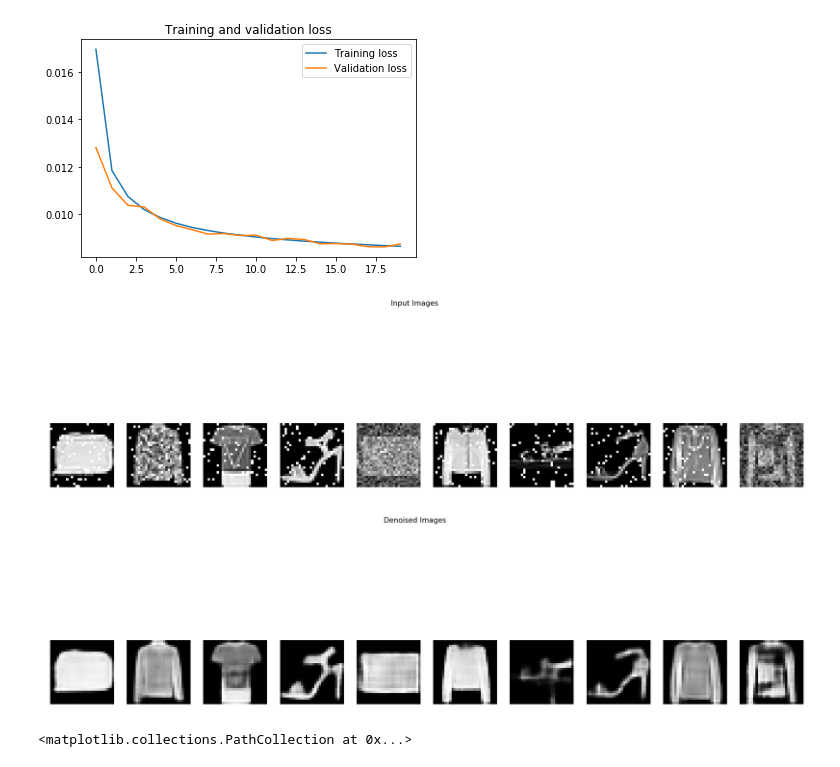
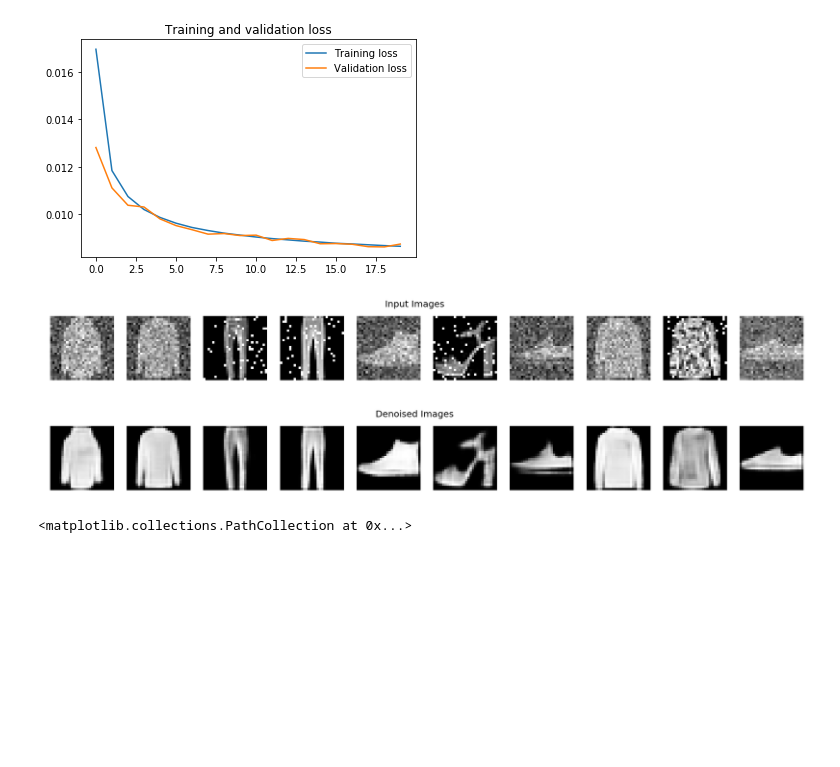
Before and after one commit to Nimrods/DeepLearning-Fashion-MNIST-Projects, a Jupyter notebook: Image Denoising (AE).ipynb, the cells around one changed output. Cells and saved outputs as stored; diff of their text form; code cells hidden in the pictures; blank space fills up the shorter version.

```diff
--- a/Image Denoising (AE).ipynb
+++ b/Image Denoising (AE).ipynb
@@ -177,21 +177,21 @@ DenoisedImgs = ae.predict(X_testAllNoises)
 # %%
 encodedImgs = encodedImgs.reshape((-1, 16, 32))
 
 figInput, axesInput = plt.subplots(1, numOfFigs, figsize=(30,10))
 figOutput, axesOutput = plt.subplots(1, numOfFigs, figsize=(30, 10))
 
-figInput.suptitle('Input Images', fontsize=16)
-figOutput.suptitle('Denoised Images', fontsize=16)
+figInput.suptitle('Input Images', fontsize=20, x=0.5, y=0.65)
+figOutput.suptitle('Denoised Images', fontsize=20, x=0.5, y=0.65)
 
 for i in range(0, numOfFigs):
     index = random.randint(0, X_testAllNoises.shape[0])
     axesInput[i].imshow(X_testAllNoises[index,:, :, 0], cmap='gray')
     axesOutput[i].imshow(DenoisedImgs[index,:, :, 0], cmap='gray')
     axesInput[i].axis('off')
     axesOutput[i].axis('off')
 # %% [output]
-[figure, old version]
+[figure, new version]
-[figure, old version]
+[figure, new version]
 # %%
 umap_ = umap.UMAP()
 embedding_latent = umap_.fit_transform(encodedImgs.reshape([-1, 16*32]))
```
Also changed, not shown: parts of 1 cell of this notebook.
